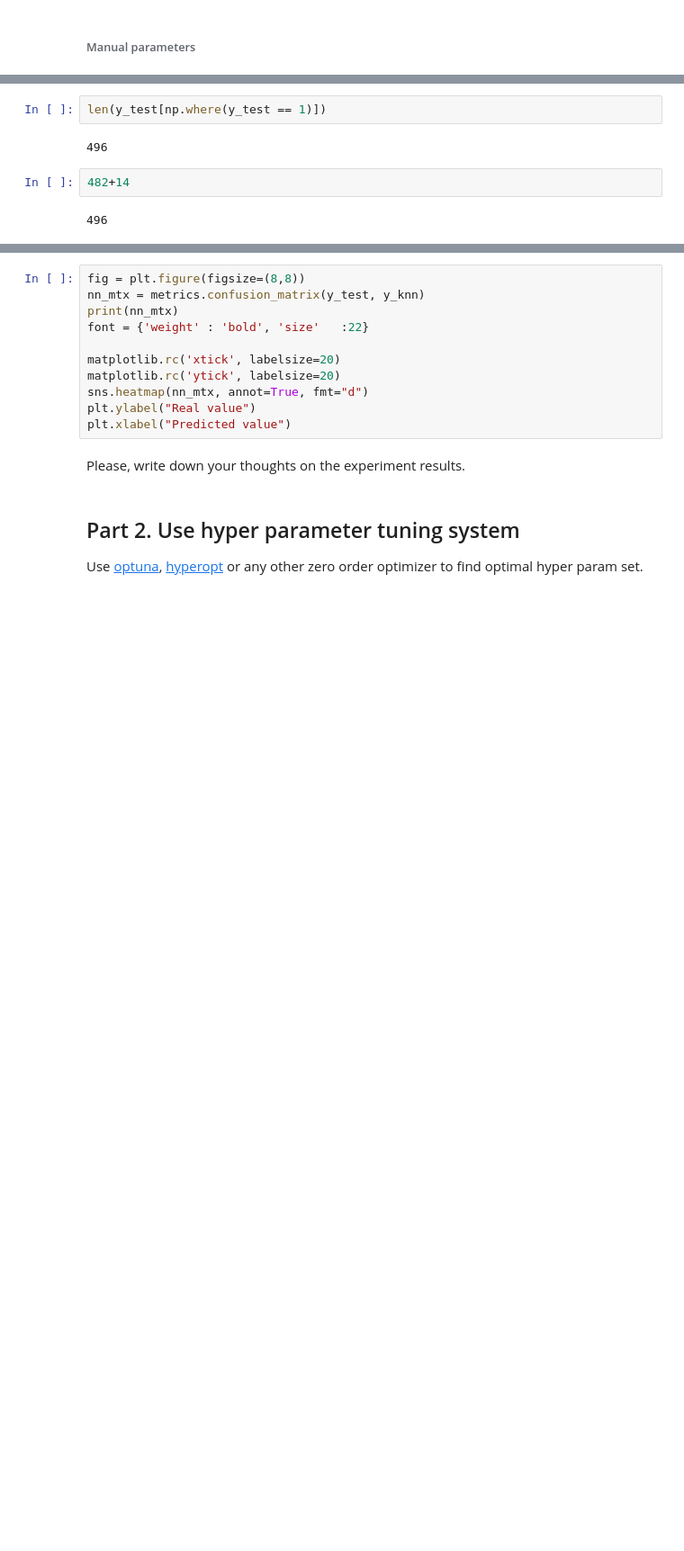
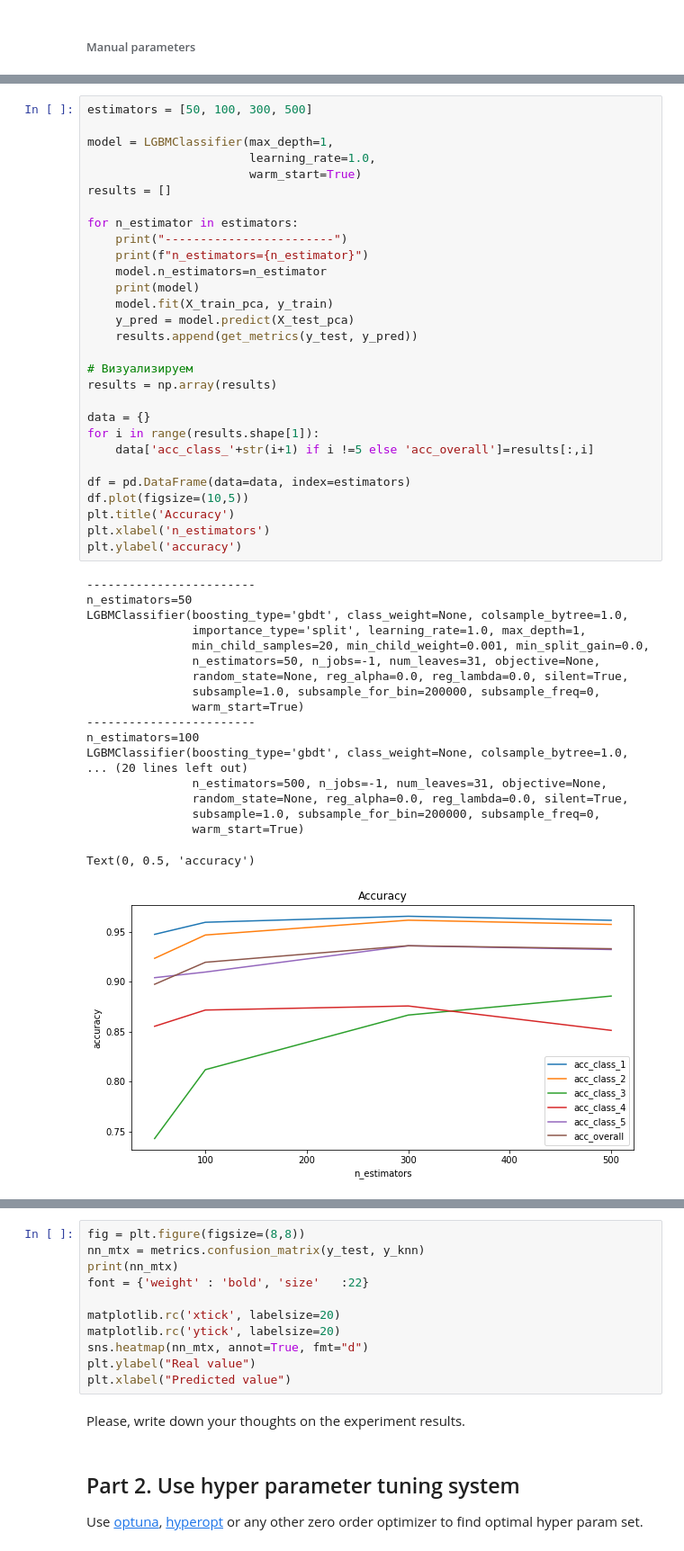
Before and after one commit to root-epifit/madmo-adv, a Jupyter notebook: homeworks/hw1_boosting_and_explanation.ipynb, the cells around one changed output, grey strips where cells are left out. Shown at 90% size. Cells and saved outputs as stored; diff of their text form; blank space fills up the shorter version.

```diff
--- a/homeworks/hw1_boosting_and_explanation.ipynb
+++ b/homeworks/hw1_boosting_and_explanation.ipynb
@@ -315,8 +295,49 @@ Text(0.5, 6.0, 'Predicted value')
-# %%
-len(y_test[np.where(y_test == 1)])
-# %% [output]
-496
-# %%
-482+14
-# %% [output]
-496
+# %%
+estimators = [50, 100, 300, 500]
+
+model = LGBMClassifier(max_depth=1,
+                       learning_rate=1.0,
+                       warm_start=True)
+results = []
+
+for n_estimator in estimators:
+    print("------------------------")
+    print(f"n_estimators={n_estimator}")
+    model.n_estimators=n_estimator
+    print(model)
+    model.fit(X_train_pca, y_train)
+    y_pred = model.predict(X_test_pca)
+    results.append(get_metrics(y_test, y_pred))
+
+# Визуализируем
+results = np.array(results)
+
+data = {}
+for i in range(results.shape[1]):
+    data['acc_class_'+str(i+1) if i !=5 else 'acc_overall']=results[:,i]
+
+df = pd.DataFrame(data=data, index=estimators)
+df.plot(figsize=(10,5))
+plt.title('Accuracy')
+plt.xlabel('n_estimators')
+plt.ylabel('accuracy')
+# %% [output]
+------------------------
+n_estimators=50
+LGBMClassifier(boosting_type='gbdt', class_weight=None, colsample_bytree=1.0,
+               importance_type='split', learning_rate=1.0, max_depth=1,
+               min_child_samples=20, min_child_weight=0.001, min_split_gain=0.0,
+               n_estimators=50, n_jobs=-1, num_leaves=31, objective=None,
+               random_state=None, reg_alpha=0.0, reg_lambda=0.0, silent=True,
+               subsample=1.0, subsample_for_bin=200000, subsample_freq=0,
+               warm_start=True)
+------------------------
+n_estimators=100
+LGBMClassifier(boosting_type='gbdt', class_weight=None, colsample_bytree=1.0,
+... (20 lines left out)
+               n_estimators=500, n_jobs=-1, num_leaves=31, objective=None,
+               random_state=None, reg_alpha=0.0, reg_lambda=0.0, silent=True,
+               subsample=1.0, subsample_for_bin=200000, subsample_freq=0,
+               warm_start=True)
+Text(0, 0.5, 'accuracy')
+[figure, added]
```
Also changed, not shown: parts of 14 cells of this notebook.
